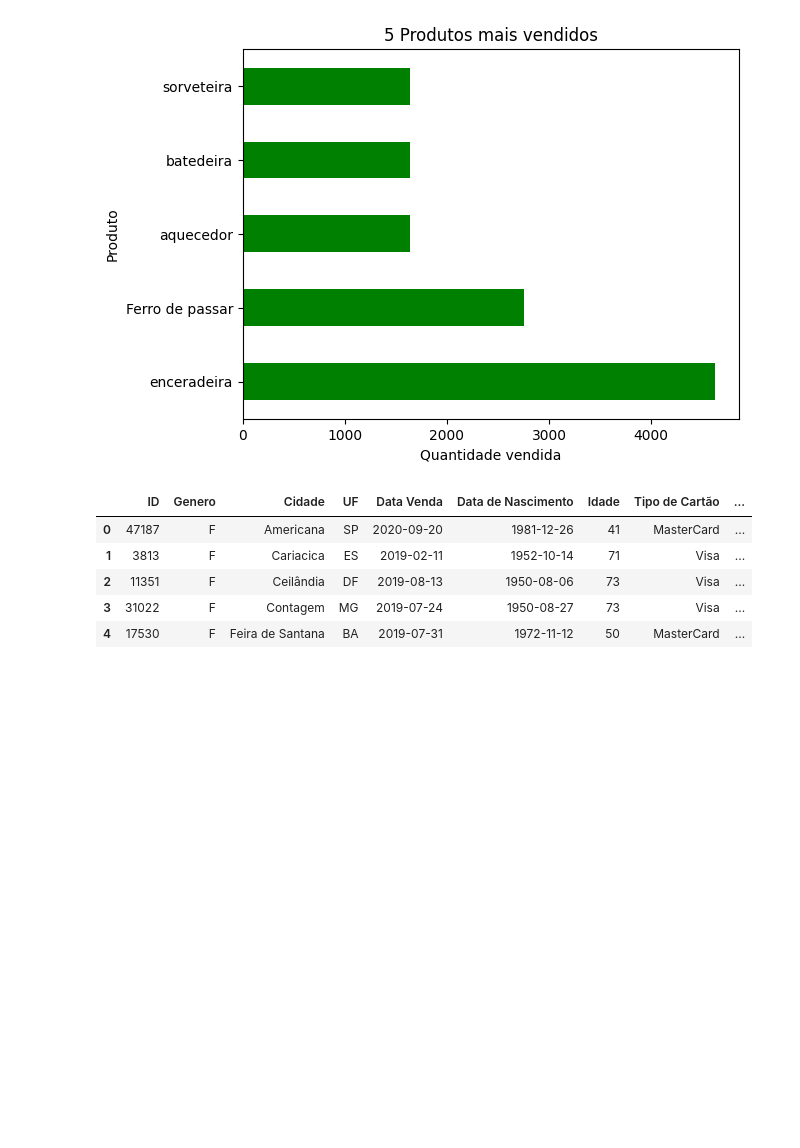
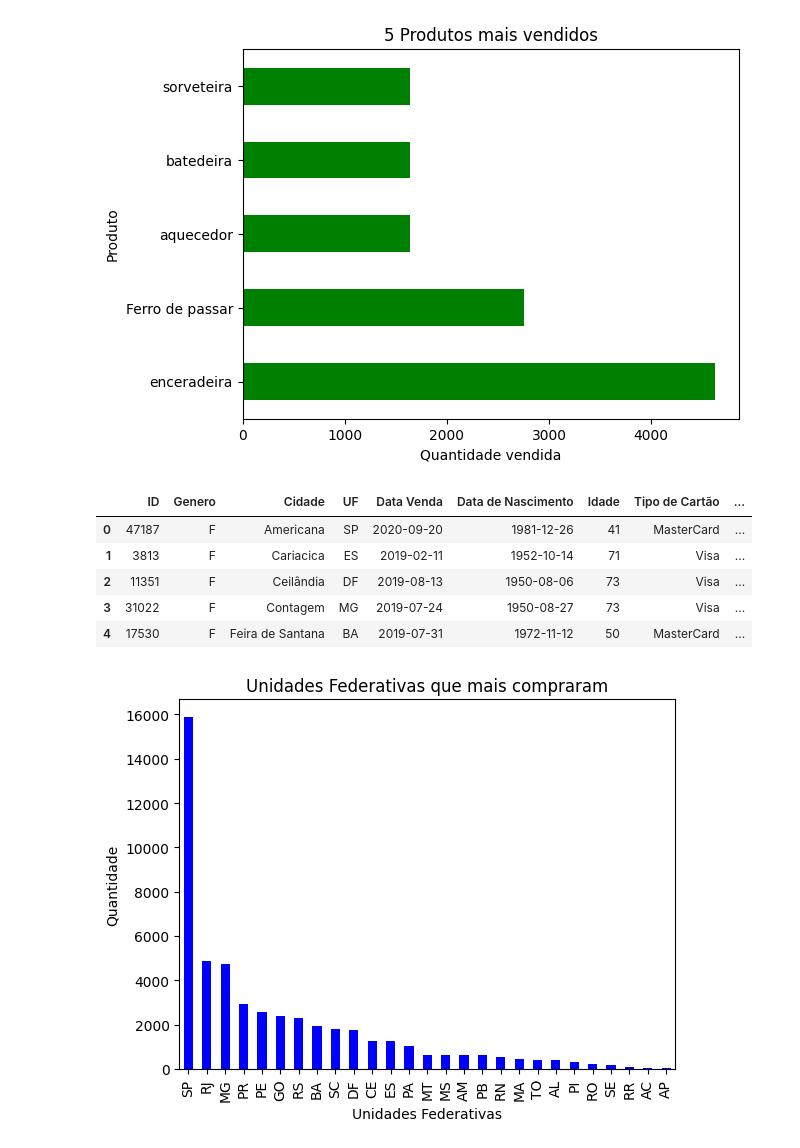
Before and after one commit to Bodoco/Analises-sobre-empresas, a Jupyter notebook: Analises_sobre_vendas_01.ipynb, the cells around one changed output. Saved outputs shown, nothing was run; the diff lists cells and outputs as text; code cells hidden in the pictures; blank space fills up the shorter version.

```diff
--- a/Analises_sobre_vendas_01.ipynb
+++ b/Analises_sobre_vendas_01.ipynb
@@ -93,3 +93,13 @@ df.head()
 | 2 | 11351 | F | Ceilândia | DF | 2019-08-13 | 1950-08-06 | 73 | Visa | ... |
 | 3 | 31022 | F | Contagem | MG | 2019-07-24 | 1950-08-27 | 73 | Visa | ... |
 | 4 | 17530 | F | Feira de Santana | BA | 2019-07-31 | 1972-11-12 | 50 | MasterCard | ... |
+# %%
+#Agora vamos fazer um grafico com as unidades federativas que mais compraram da empresa,quanto mais quente maior o valor
+
+df['UF'].value_counts().plot(kind='bar', color='blue')
+plt.title('Unidades Federativas que mais compraram')
+plt.xlabel('Unidades Federativas')
+plt.ylabel('Quantidade')
+plt.show()
+# %% [output]
+[figure, added]
```
Also changed, not shown: parts of 7 cells of this notebook.
